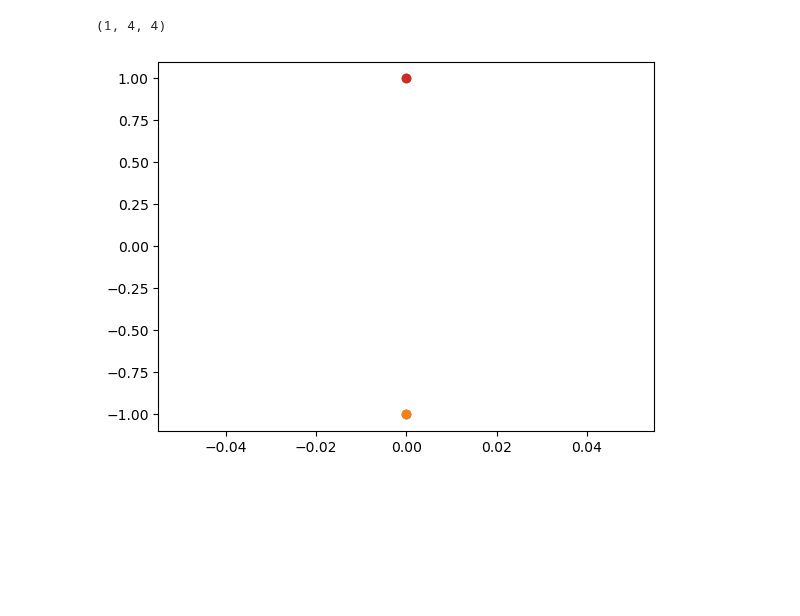
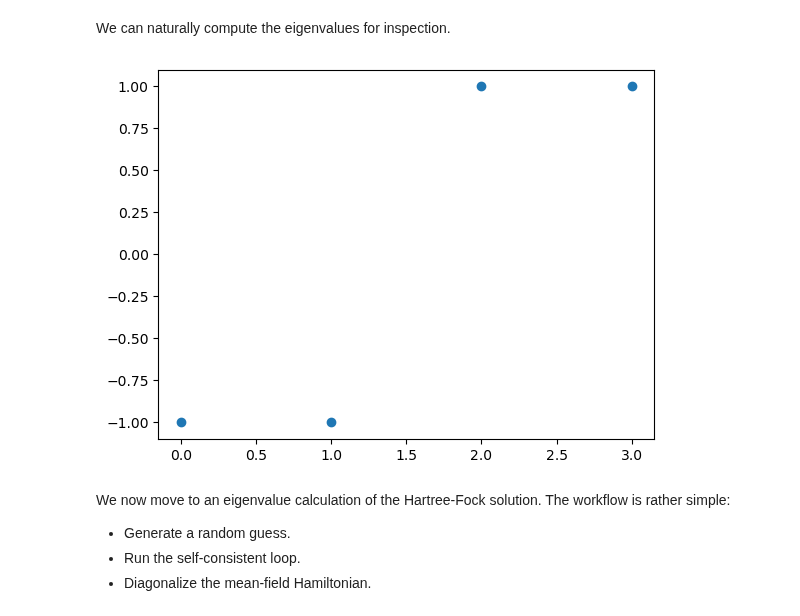
Before and after one commit to quantum-tinkerer/MeanFi, a Jupyter notebook: examples/diatomic_molecule.ipynb, the cells around one changed output. Saved outputs shown, nothing was run; the diff lists cells and outputs as text; code cells hidden in the pictures; blank space fills up the shorter version.

```diff
--- a/examples/diatomic_molecule.ipynb
+++ b/examples/diatomic_molecule.ipynb
@@ -15,13 +35,16 @@ hopping_vecs = np.array([[0,]])
-# %%
-hamiltonian_0.shape
-# %% [output]
-(1, 4, 4)
+# %% [markdown]
+We can naturally compute the eigenvalues for inspection.
 # %%
-vals, vecs = np.linalg.eigh(hamiltonian_0)
+vals, vecs = np.linalg.eigh(hamiltonian_0[0])
 plt.plot(vals, 'o')
 plt.show()
 # %% [output]
-[figure, old version]
+[figure, new version]
+# %% [markdown]
+We now move to an eigenvalue calculation of the Hartree-Fock solution. The workflow is rather simple:
+* Generate a random guess.
+* Run the self-consistent loop.
+* Diagonalize the mean-field Hamiltonian.
 # %%
 def compute_vals(
     H_int,
```
Also changed, not shown: parts of 5 cells of this notebook, 1 other file.
